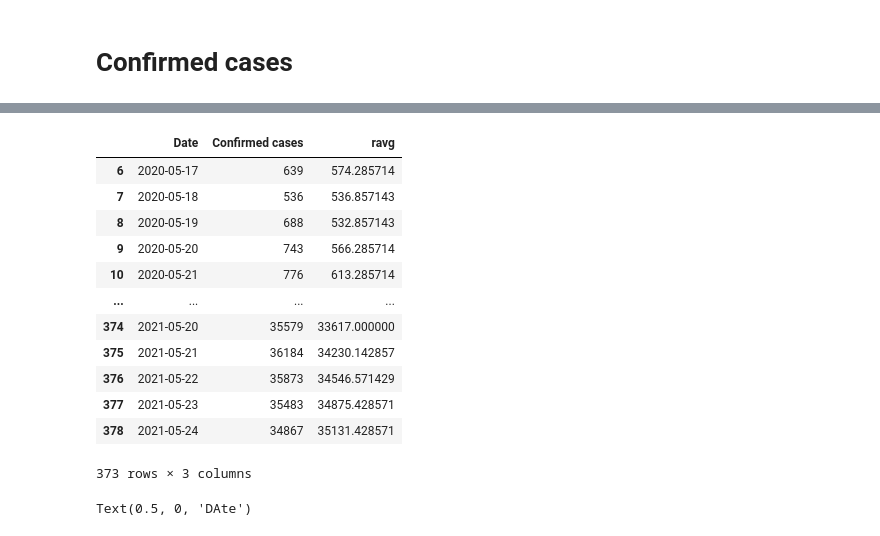
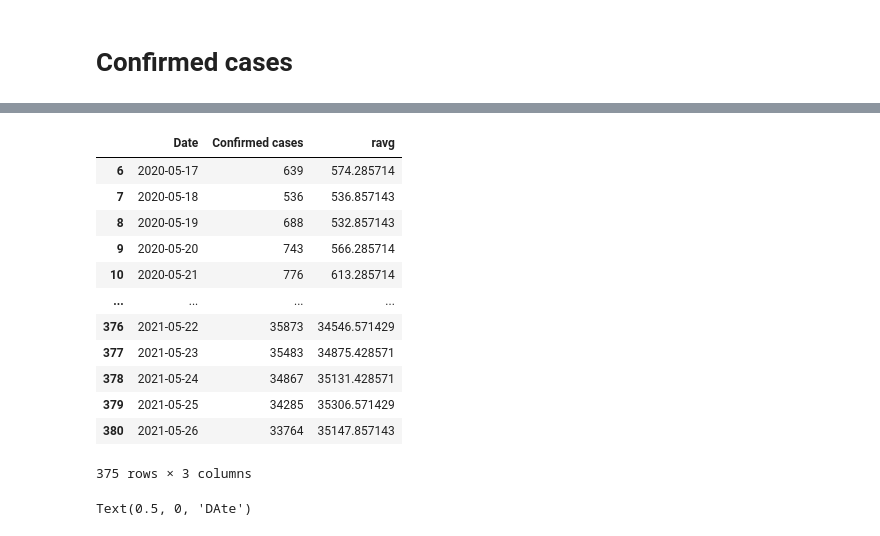
Before and after one commit to Senthilkumarl/covid19, a Jupyter notebook: Covid19 Analysis.ipynb, the cells around one changed output, grey strips where cells are left out. Saved outputs shown, nothing was run; the diff lists cells and outputs as text; code cells hidden in the pictures.

```diff
--- a/Covid19 Analysis.ipynb
+++ b/Covid19 Analysis.ipynb
@@ -267,0 +320,2 @@ ind, len(dates)
+# %%
+ax, df = stateRavgPlot('TN', 5)
@@ -268,19 +324,19 @@ ind, len(dates)
 # %%
-df[:-1]
+df
 # %% [output]
 |  | Date | Confirmed cases | ravg |
 | 6 | 2020-05-17 | 639 | 574.285714 |
 | 7 | 2020-05-18 | 536 | 536.857143 |
 | 8 | 2020-05-19 | 688 | 532.857143 |
 | 9 | 2020-05-20 | 743 | 566.285714 |
 | 10 | 2020-05-21 | 776 | 613.285714 |
 | ... | ... | ... | ... |
-| 374 | 2021-05-20 | 35579 | 33617.000000 |
-| 375 | 2021-05-21 | 36184 | 34230.142857 |
 | 376 | 2021-05-22 | 35873 | 34546.571429 |
 | 377 | 2021-05-23 | 35483 | 34875.428571 |
 | 378 | 2021-05-24 | 34867 | 35131.428571 |
+| 379 | 2021-05-25 | 34285 | 35306.571429 |
+| 380 | 2021-05-26 | 33764 | 35147.857143 |
-373 rows × 3 columns
+375 rows × 3 columns
 # %%
 def mean_absolute_percentage_error(y_true, y_pred):
     return np.mean(np.abs((y_true - y_pred) / y_true)) * 100
```
Also changed, not shown: parts of 12 cells of this notebook, 1 other file.
